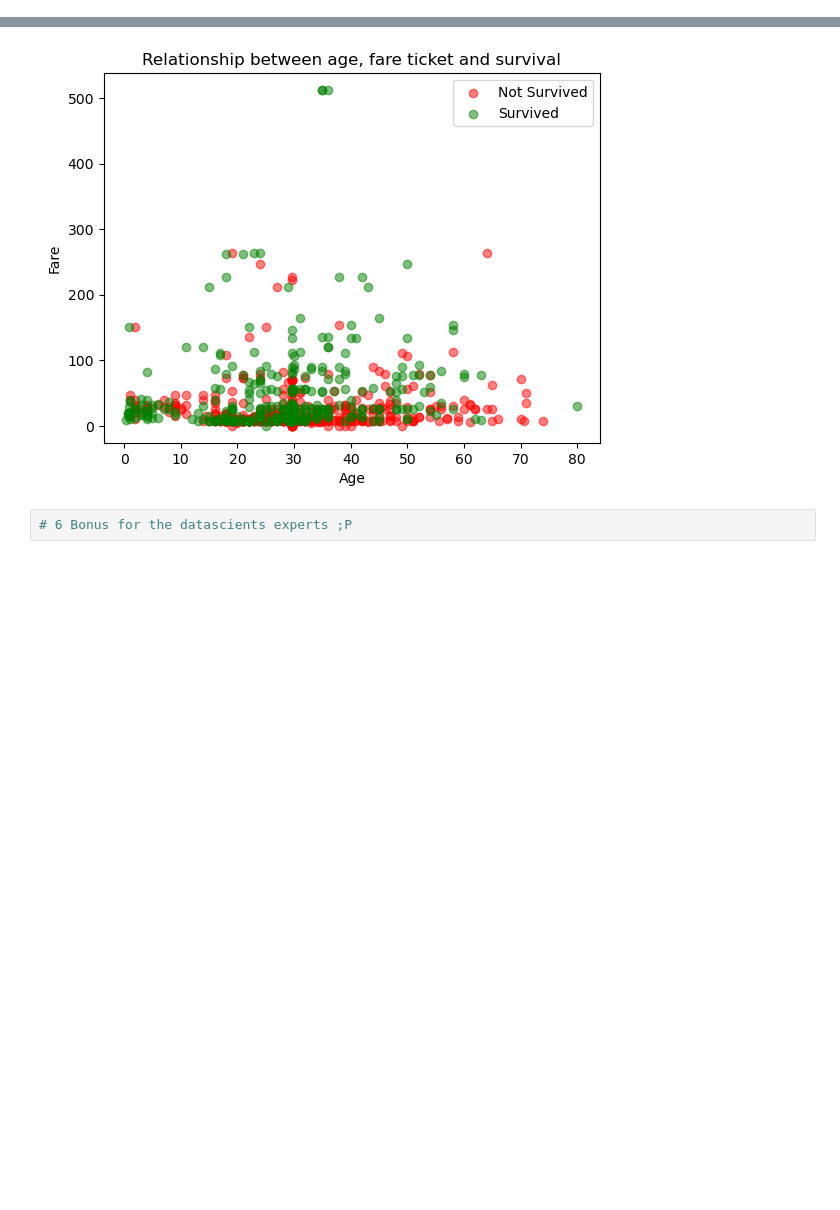
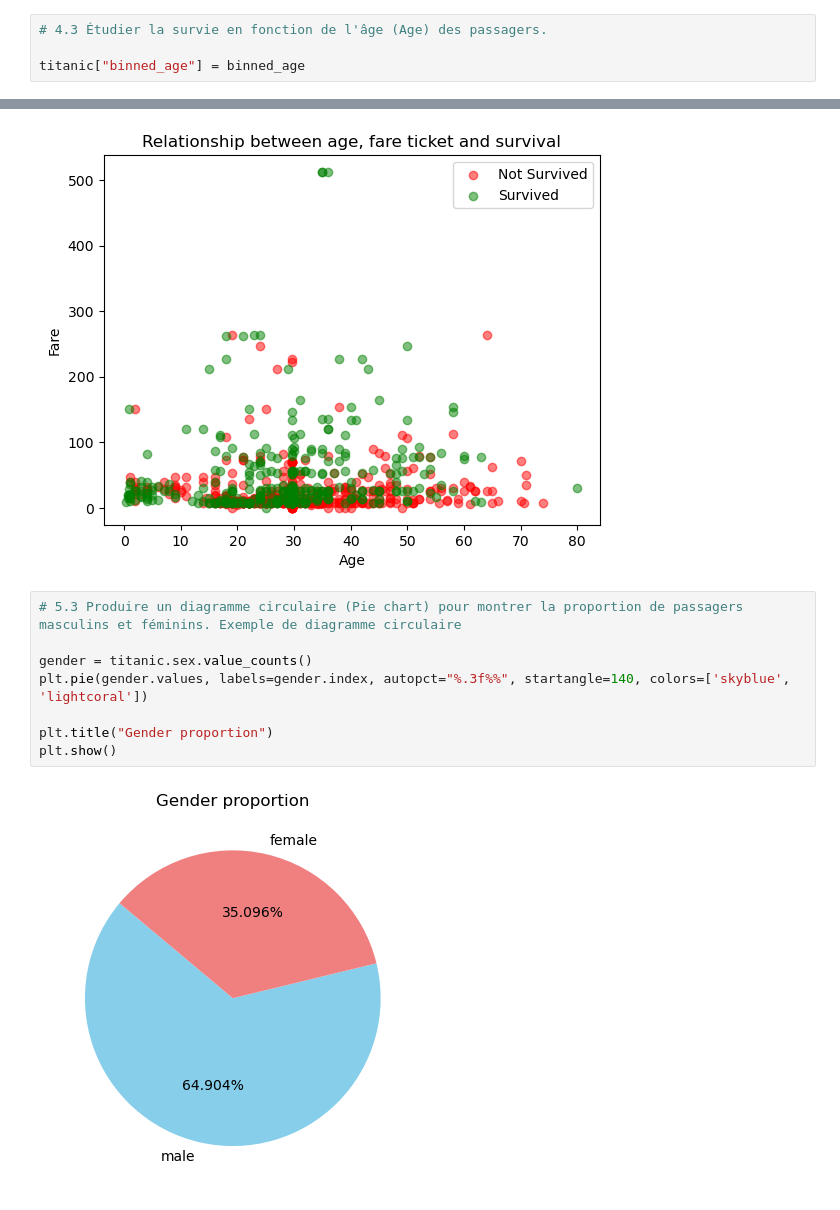
Before and after one commit to michele-mogul/nomades_pse_2024_1112, a Jupyter notebook: numpy_pandas/student_exercises/corrections/pandas/titanic/titanic.ipynb, the cells around one changed output, grey strips where cells are left out. Drawn from its saved outputs; the diff is of its cells as text; blank space fills up the shorter version.

```diff
--- a/numpy_pandas/student_exercises/corrections/pandas/titanic/titanic.ipynb
+++ b/numpy_pandas/student_exercises/corrections/pandas/titanic/titanic.ipynb
@@ -257,3 +258,7 @@ display(titanic)
 | 889 | 1 | 1 | male | 26.000000 | 0 | 0 | 30.0000 | C | First | man | ... |
 | 890 | 0 | 3 | male | 32.000000 | 0 | 0 | 7.7500 | Q | Third | man | ... |
 889 rows × 14 columns
+# %%
+# 4.3 Étudier la survie en fonction de l'âge (Age) des passagers.
+
+titanic["binned_age"] = binned_age
@@ -288,5 +319,13 @@ plt.ylabel("Fare")
 plt.show()
 # %% [output]
 [figure]
-# %%
-# 6 Bonus for the datascients experts ;P
+# %%
+# 5.3 Produire un diagramme circulaire (Pie chart) pour montrer la proportion de passagers masculins et féminins. Exemple de diagramme circulaire
+
+gender = titanic.sex.value_counts()
+plt.pie(gender.values, labels=gender.index, autopct="%.3f%%", startangle=140, colors=['skyblue', 'lightcoral'])
+
+plt.title("Gender proportion")
+plt.show()
+# %% [output]
+[figure, added]
```
Also changed, not shown: parts of 7 cells of this notebook.
